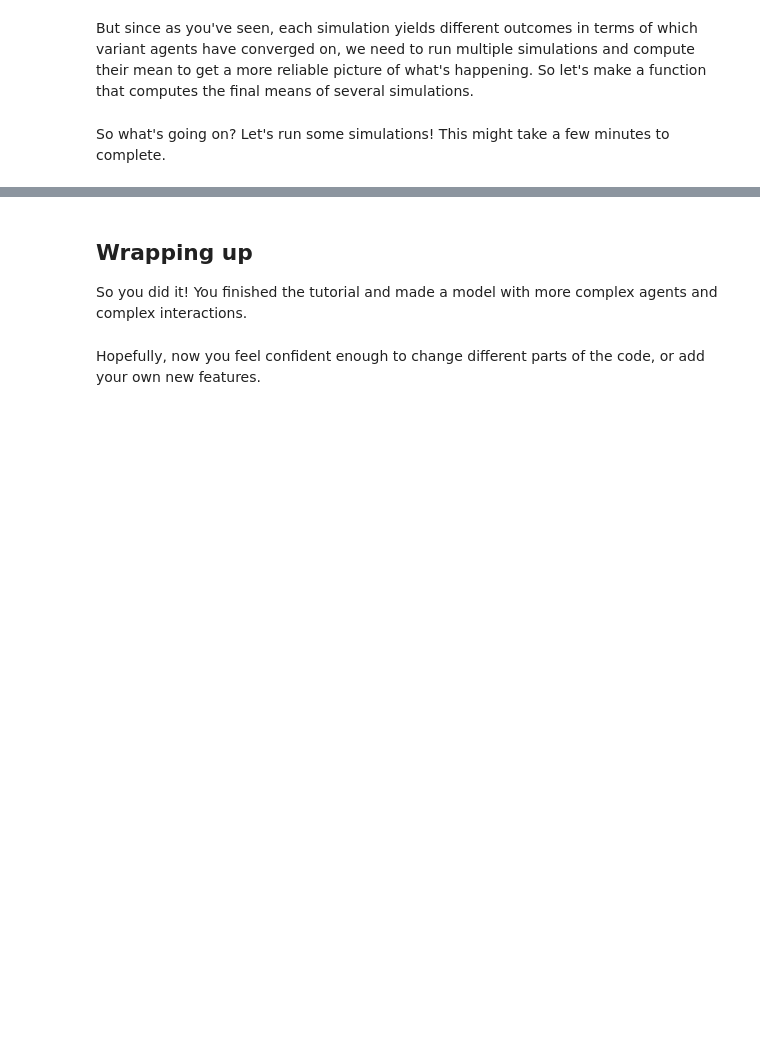
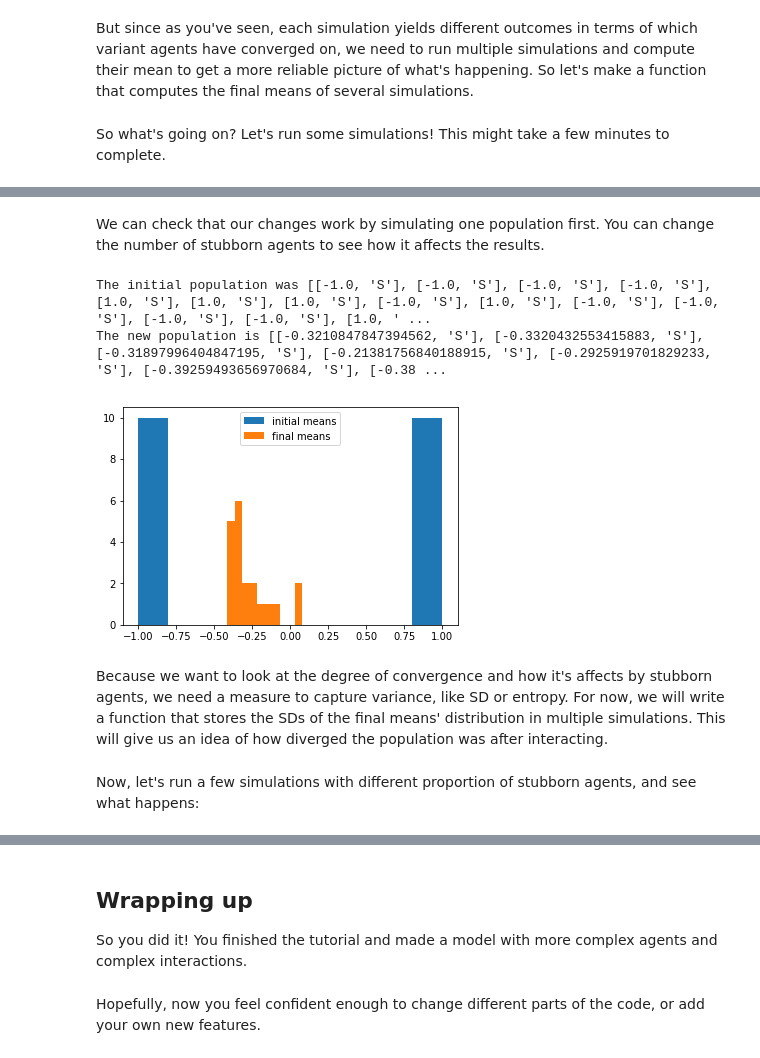
Before and after one commit to Limor-Raviv/Tutorial_Agent_Based_Models, a Jupyter notebook: Part 3 - A slightly More Complex Agent Based Model.ipynb, the cells around one changed output, grey strips where cells are left out. Saved outputs shown, nothing was run; the diff lists cells and outputs as text; code cells hidden in the pictures; blank space fills up the shorter version.

```diff
--- a/Part 3 - A slightly More Complex Agent Based Model.ipynb
+++ b/Part 3 - A slightly More Complex Agent Based Model.ipynb
@@ -264,0 +300,28 @@ What you can see in the historgram above is that in most simulations, the popula
+# %% [markdown]
+We can check that our changes work by simulating one population first. You can change the number of stubborn agents to see how it affects the results.
+# %%
+# Simulate a population with 15 stubborn agents
+old_pop, new_pop =simulate_biased(20,5000,15)
+
+print "The initial population was", old_pop
+print "The new population is", new_pop
+
+# Plot the agents' initial and final means
+
+initial_means = []
+final_means = []
+
+for agent in range(len(old_pop)):
+    initial_means.append(old_pop[agent][0])
+    final_means.append(new_pop[agent][0])
+
+plt.hist(initial_means, label='initial means')
+plt.hist(final_means, label='final means')
+plt.legend(loc='upper center')
+plt.show()
+# %% [output]
+The initial population was [[-1.0, 'S'], [-1.0, 'S'], [-1.0, 'S'], [-1.0, 'S'], [1.0, 'S'], [1.0, 'S'], [1.0, 'S'], [-1.0, 'S'], [1.0, 'S'], [-1.0, 'S'], [-1.0, 'S'], [-1.0, 'S'], [-1.0, 'S'], [1.0, ' ...
+The new population is [[-0.3210847847394562, 'S'], [-0.3320432553415883, 'S'], [-0.31897996404847195, 'S'], [-0.21381756840188915, 'S'], [-0.2925919701829233, 'S'], [-0.39259493656970684, 'S'], [-0.38 ...
+[figure, added]
+# %% [markdown]
+Because we want to look at the degree of convergence and how it's affects by stubborn agents, we need a measure to capture variance, like SD or entropy. For now, we will write a function that stores the SDs of the final means' distribution in multiple simulations. This will give us an idea of how diverged the population was after interacting.
@@ -264,0 +360,2 @@ What you can see in the historgram above is that in most simulations, the popula
+# %% [markdown]
+Now, let's run a few simulations with different proportion of stubborn agents, and see what happens:
```
Also changed, not shown: parts of 17 cells of this notebook.
